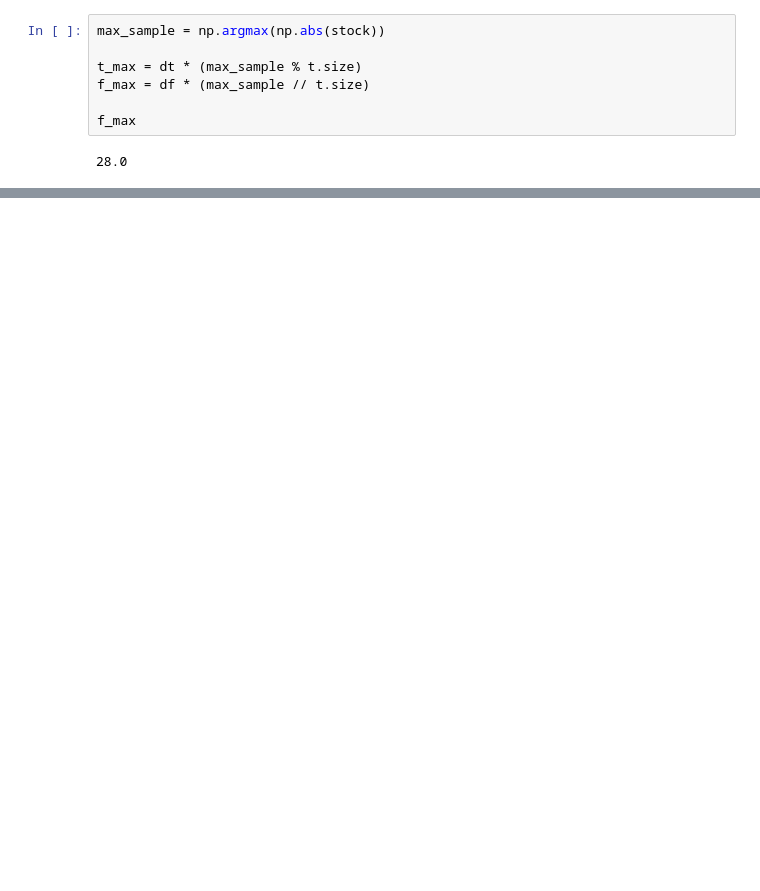
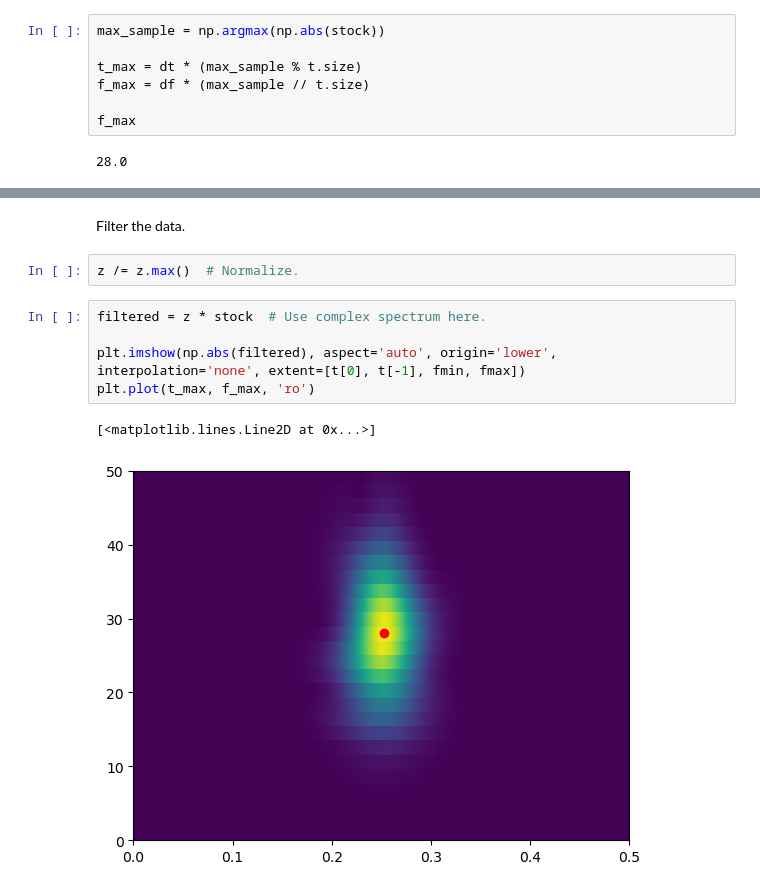
Before and after one commit to softwareunderground/repro-zoo, a Jupyter notebook: zheng_2013/Zheng_etal_2013.ipynb, the cells around one changed output, grey strips where cells are left out. Drawn from its saved outputs; the diff is of its cells as text; blank space fills up the shorter version.

```diff
--- a/zheng_2013/Zheng_etal_2013.ipynb
+++ b/zheng_2013/Zheng_etal_2013.ipynb
@@ -123,0 +169,12 @@ Not sure what this means... what shape? Gaussian? Then how wide?
+# %% [markdown]
+Filter the data.
+# %%
+z /= z.max()  # Normalize.
+# %%
+filtered = z * stock  # Use complex spectrum here.
+
+plt.imshow(np.abs(filtered), aspect='auto', origin='lower', interpolation='none', extent=[t[0], t[-1], fmin, fmax])
+plt.plot(t_max, f_max, 'ro')
+# %% [output]
+[<matplotlib.lines.Line2D at 0x...>]
+[figure, added]
```
Also changed, not shown: parts of 24 cells of this notebook.
